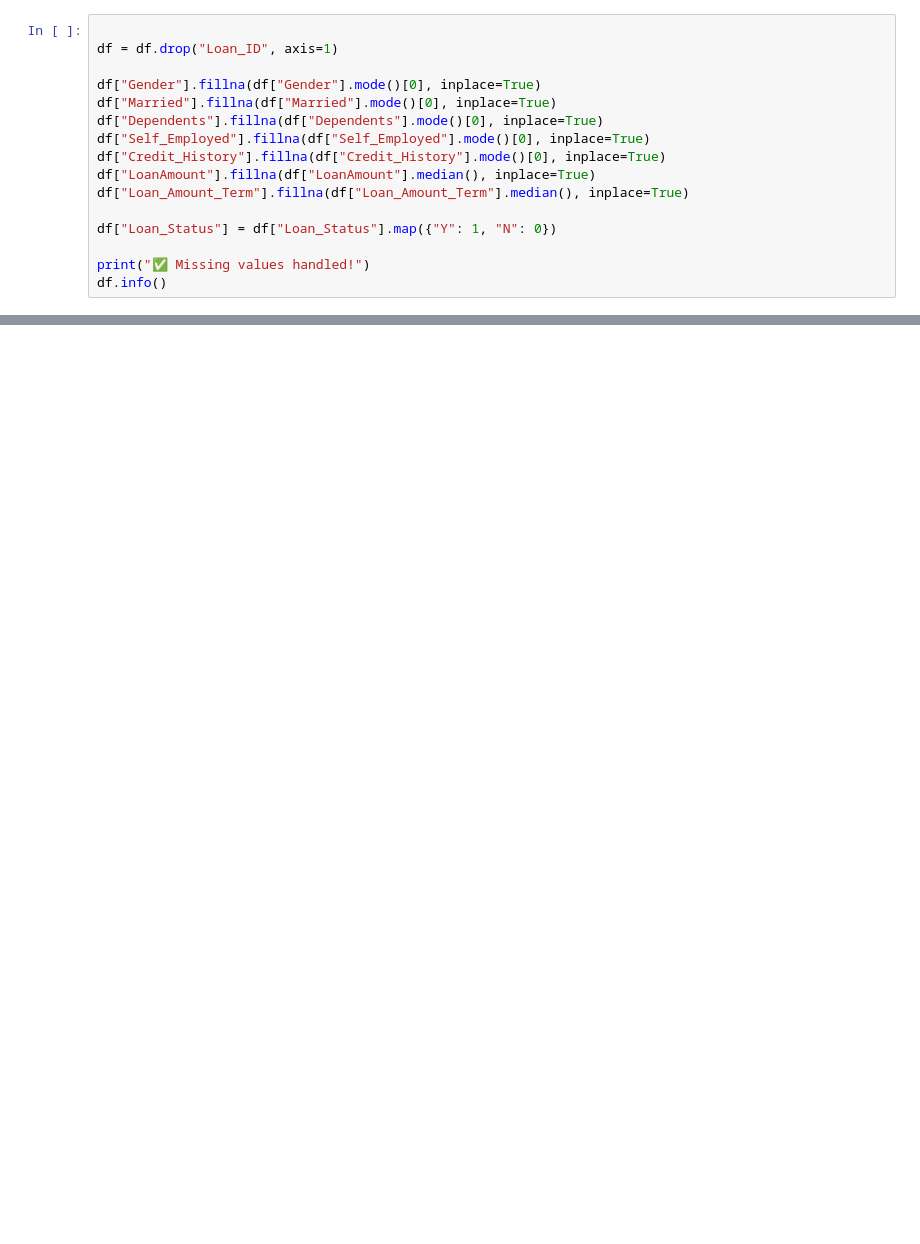
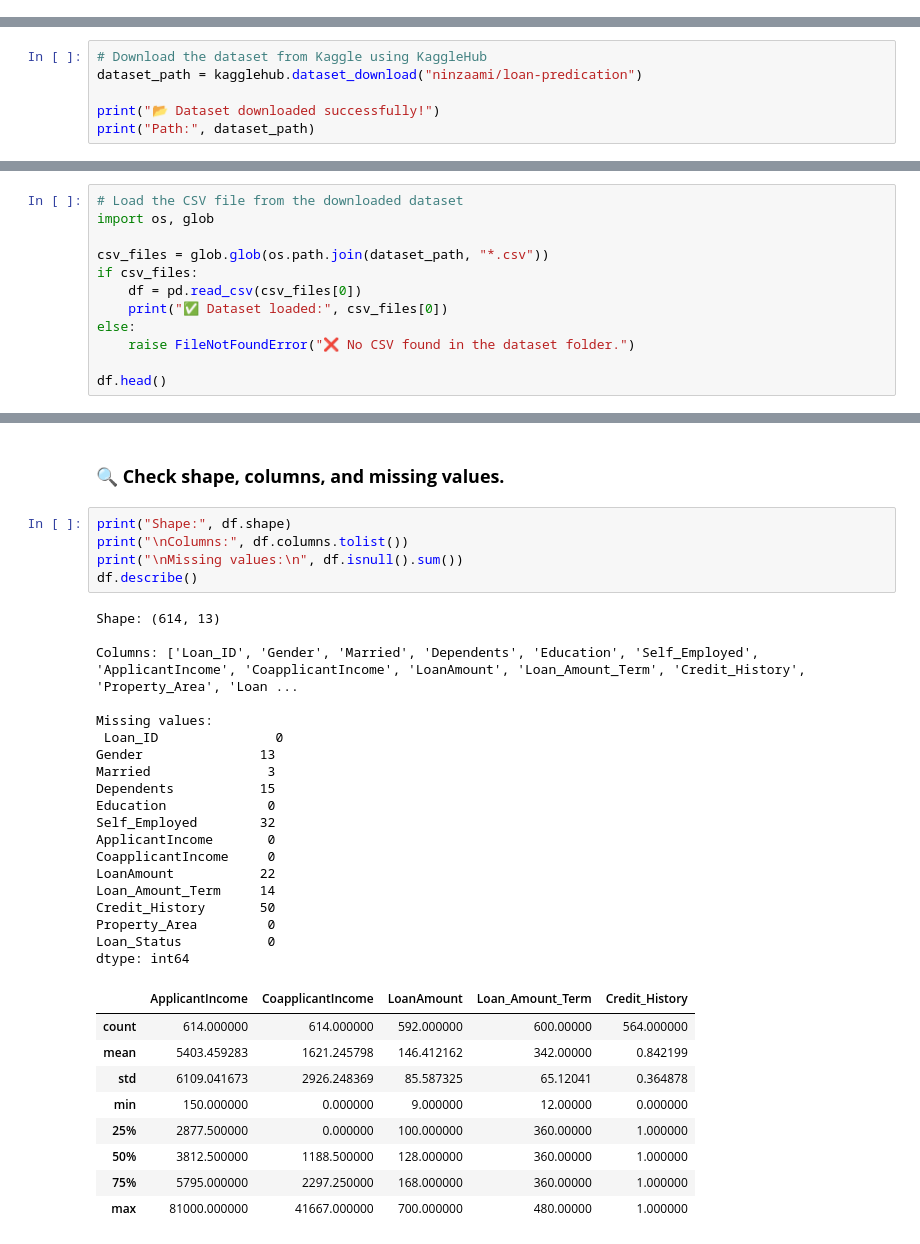
Before and after one commit to The-Coder-786/Machine-Learning-Internship-Tasks, a Jupyter notebook: Loan_Approval_Prediction.ipynb, the cells around one changed output, grey strips where cells are left out. Saved outputs shown, nothing was run; the diff lists cells and outputs as text; blank space fills up the shorter version.

```diff
--- a/Loan_Approval_Prediction.ipynb
+++ b/Loan_Approval_Prediction.ipynb
@@ -75,16 +0,0 @@ Dataset shape: (614, 13)
-# %%
-
-df = df.drop("Loan_ID", axis=1)
-
-df["Gender"].fillna(df["Gender"].mode()[0], inplace=True)
-df["Married"].fillna(df["Married"].mode()[0], inplace=True)
-df["Dependents"].fillna(df["Dependents"].mode()[0], inplace=True)
-df["Self_Employed"].fillna(df["Self_Employed"].mode()[0], inplace=True)
-df["Credit_History"].fillna(df["Credit_History"].mode()[0], inplace=True)
-df["LoanAmount"].fillna(df["LoanAmount"].median(), inplace=True)
-df["Loan_Amount_Term"].fillna(df["Loan_Amount_Term"].median(), inplace=True)
-
-df["Loan_Status"] = df["Loan_Status"].map({"Y": 1, "N": 0})
-
-print("✅ Missing values handled!")
-df.info()
@@ -225,0 +23,6 @@ print("✅ Loan Status Prediction:", "Approved ✅" if prediction == 1 else "Rej
+# %%
+# Download the dataset from Kaggle using KaggleHub
+dataset_path = kagglehub.dataset_download("ninzaami/loan-predication")
+
+print("📂 Dataset downloaded successfully!")
+print("Path:", dataset_path)
@@ -225,0 +36,12 @@ print("✅ Loan Status Prediction:", "Approved ✅" if prediction == 1 else "Rej
+# %%
+# Load the CSV file from the downloaded dataset
+import os, glob
+
+csv_files = glob.glob(os.path.join(dataset_path, "*.csv"))
+if csv_files:
+    df = pd.read_csv(csv_files[0])
+    print("✅ Dataset loaded:", csv_files[0])
+else:
+    raise FileNotFoundError("❌ No CSV found in the dataset folder.")
+
+df.head()
@@ -225,0 +56,36 @@ print("✅ Loan Status Prediction:", "Approved ✅" if prediction == 1 else "Rej
+# %% [markdown]
+### **🔍 Check shape, columns, and missing values.**
+# %%
+print("Shape:", df.shape)
+print("\nColumns:", df.columns.tolist())
+print("\nMissing values:\n", df.isnull().sum())
+df.describe()
+# %% [output]
+Shape: (614, 13)
+
+Columns: ['Loan_ID', 'Gender', 'Married', 'Dependents', 'Education', 'Self_Employed', 'ApplicantIncome', 'CoapplicantIncome', 'LoanAmount', 'Loan_Amount_Term', 'Credit_History', 'Property_Area', 'Loan ...
+
+Missing values:
+ Loan_ID               0
+Gender               13
+Married               3
+Dependents           15
+Education             0
+Self_Employed        32
+ApplicantIncome       0
+CoapplicantIncome     0
+LoanAmount           22
+Loan_Amount_Term     14
+Credit_History       50
+Property_Area         0
+Loan_Status           0
+dtype: int64
+|  | ApplicantIncome | CoapplicantIncome | LoanAmount | Loan_Amount_Term | Credit_History |
+| count | 614.000000 | 614.000000 | 592.000000 | 600.00000 | 564.000000 |
+| mean | 5403.459283 | 1621.245798 | 146.412162 | 342.00000 | 0.842199 |
+| std | 6109.041673 | 2926.248369 | 85.587325 | 65.12041 | 0.364878 |
+| min | 150.000000 | 0.000000 | 9.000000 | 12.00000 | 0.000000 |
+| 25% | 2877.500000 | 0.000000 | 100.000000 | 360.00000 | 1.000000 |
+| 50% | 3812.500000 | 1188.500000 | 128.000000 | 360.00000 | 1.000000 |
+| 75% | 5795.000000 | 2297.250000 | 168.000000 | 360.00000 | 1.000000 |
+| max | 81000.000000 | 41667.000000 | 700.000000 | 480.00000 | 1.000000 |
```
Also changed, not shown: parts of 41 cells of this notebook.
